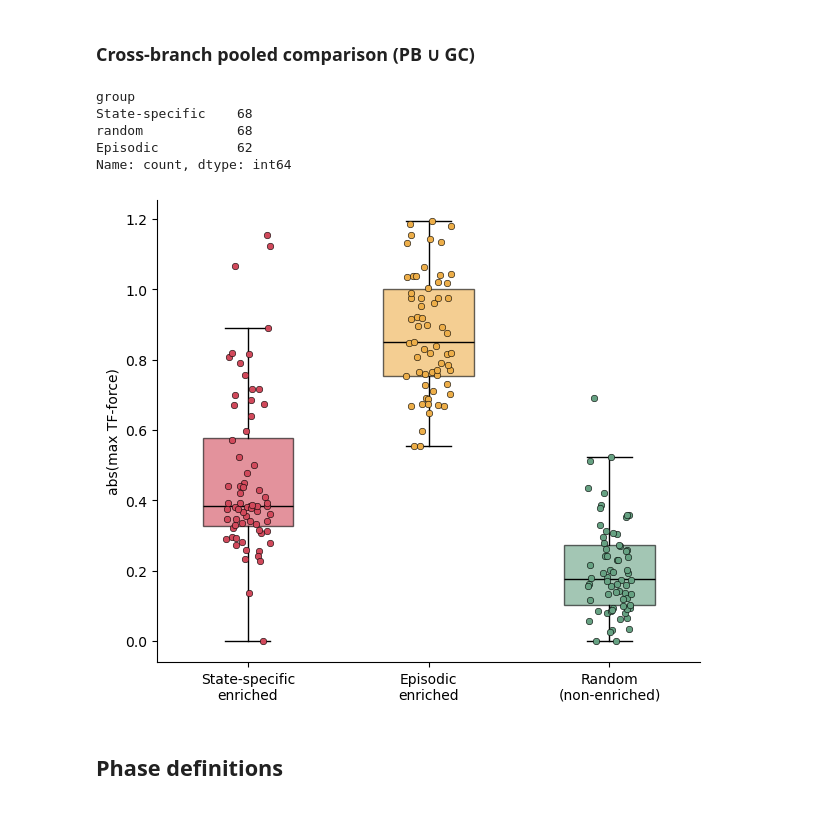
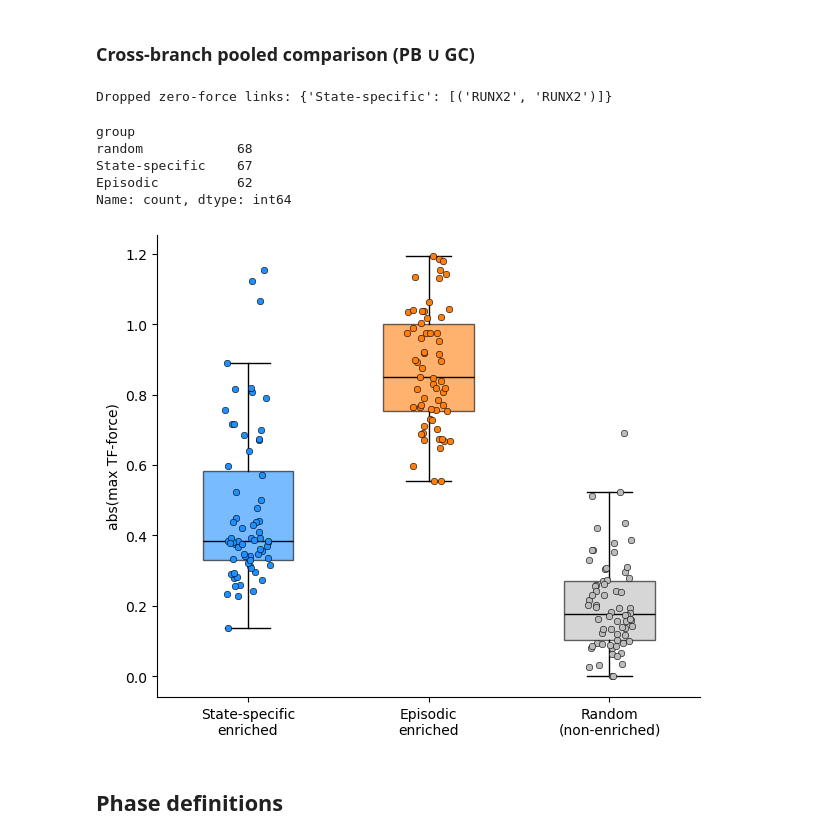
Before and after one commit to sachha-naksha/firefate_notebooks, a Jupyter notebook: temporal/analysis/Fig4_2_dynamic_validation.ipynb, the cells around one changed output. Saved outputs shown, nothing was run; the diff lists cells and outputs as text; code cells hidden in the pictures.

```diff
--- a/temporal/analysis/Fig4_2_dynamic_validation.ipynb
+++ b/temporal/analysis/Fig4_2_dynamic_validation.ipynb
@@ -48,6 +48,28 @@ os.makedirs(RESULTS_DIR, exist_ok=True)
 def save_pdf(fig, name):
     fig.savefig(os.path.join(RESULTS_DIR, f"{name}.pdf"),
                 format='pdf', bbox_inches='tight', transparent=True)
+
+# Link-set palette, shared with state_specific/perturbation/PS_Bcell_dynamic.ipynb:
+# state-specific = blue, episodic/dynamic = orange, random/other = light grey.
+LINK_COLORS = {
+    'State-specific': 'dodgerblue',
+    'Episodic': 'tab:orange',
+    'random': '#bbbbbb',
+}
+GROUP_ORDER = ['State-specific', 'Episodic', 'random']
+GROUP_COLORS = [LINK_COLORS[g] for g in GROUP_ORDER]
+# BindingPhases.plot_box takes colormaps, not colours; single-colour maps give the same palette.
+LINK_CMAPS = {k: mcolors.ListedColormap([v], name=f'link_{k}') for k, v in LINK_COLORS.items()}
+
+def drop_zero_force(df, groups=('State-specific', 'Episodic')):
+    """Drop enriched links with abs-max TF force == 0 (not computable / absent from the
+    force network). The random null is left untouched so it stays the same size-matched,
+    seeded draw regardless of this filter."""
+    zero = df['group'].isin(groups) & (df['abs_max_force'] == 0)
+    if zero.any():
+        print('Dropped zero-force links:',
+              df.loc[zero].groupby('group')['link'].apply(list).to_dict())
+    return df.loc[~zero].reset_index(drop=True)
 # %%
 import dictys
 
@@ -214,30 +236,33 @@ traj = TrajectorySegments(
 # %%
 # Combined 3-box comparison: state-specific enriched, episodic enriched, and ONE shared
 # random null (size-matched to the larger of the two enriched sets; drawn with every
 # TF/target from BOTH sets removed). Each link scored by abs-max TF force across PB & GC
 # (network_type defaults to 'w_in', the total-effect network).
 combo_df = traj.compare_sets(
     {'State-specific': ss_firefate_combined_tuple,
      'Episodic': episodic_links_tuples},
     exclude='tf_and_target', random_state=0,
 )
+combo_df = drop_zero_force(combo_df)
 display(combo_df['group'].value_counts())
 
 fig, ax = TFForceValidation.plot_multi(
     combo_df,
     group_order=['State-specific', 'Episodic', 'random'],
     group_labels=['State-specific\nenriched', 'Episodic\nenriched', 'Random\n(non-enriched)'],
     ylabel='abs(max TF-force)',
+    colors=GROUP_COLORS,
 )
 save_pdf(fig, "combined_links_validation")
 plt.show()
 # %% [output]
-group
-State-specific    68
-random            68
-Episodic          62
-Name: count, dtype: int64
+Dropped zero-force links: {'State-specific': [('RUNX2', 'RUNX2')]}
+group
+random            68
+State-specific    67
+Episodic          62
+Name: count, dtype: int64
-[figure, old version]
+[figure, new version]
 # %% [markdown]
 ## Phase definitions
 # %%
```
Also changed, not shown: parts of 6 cells of this notebook.
